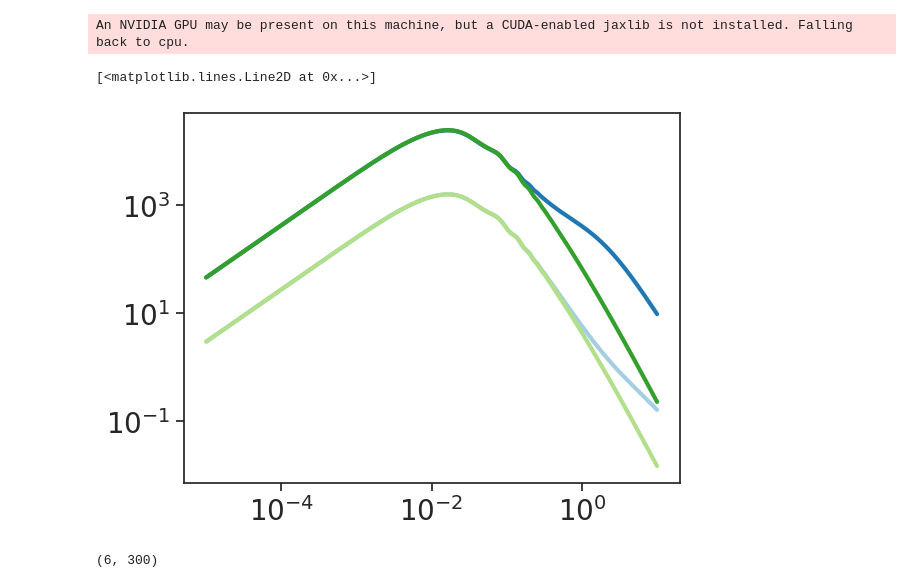
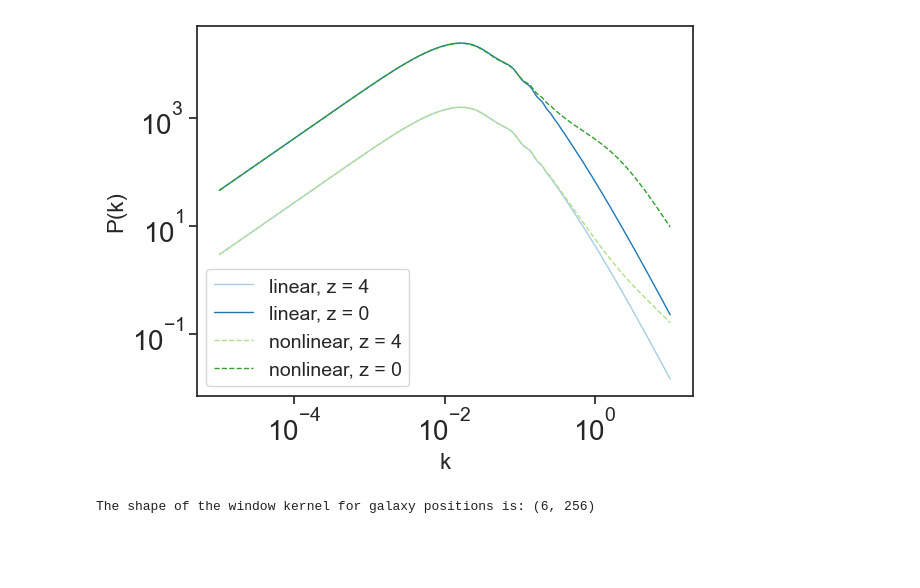
Before and after one commit to cloe-org/cloelib, a Jupyter notebook: notebooks/observables/photo.ipynb, the cells around one changed output. Saved outputs shown, nothing was run; the diff lists cells and outputs as text; code cells hidden in the pictures; blank space fills up the shorter version.

```diff
--- a/notebooks/observables/photo.ipynb
+++ b/notebooks/observables/photo.ipynb
@@ -118,16 +124,21 @@ linear_pert = JAXLinearPerturbations(background)
 nonlinear_pert = JAXNonLinearPerturbations(linear_pert)
-# %%
-ks = np.logspace(-5,1,300)
-plt.loglog(ks, nonlinear_pert.nonlinear_matter_power_spectrum(ks,4))
-plt.loglog(ks, nonlinear_pert.nonlinear_matter_power_spectrum(ks,0))
-
-plt.loglog(ks, linear_pert.linear_matter_power_spectrum(ks,4))
-plt.loglog(ks, linear_pert.linear_matter_power_spectrum(ks,0))
-# %% [output]
-An NVIDIA GPU may be present on this machine, but a CUDA-enabled jaxlib is not installed. Falling back to cpu.
-[<matplotlib.lines.Line2D at 0x...>]
-[figure, removed]
+# %%
+ks = np.logspace(-5,1,300)
+
+plt.loglog(ks, linear_pert.linear_matter_power_spectrum(ks,4), label = 'linear, z = 4')
+plt.loglog(ks, linear_pert.linear_matter_power_spectrum(ks,0), label = 'linear, z = 0')
+
+plt.loglog(ks, nonlinear_pert.nonlinear_matter_power_spectrum(ks,4), '--', label = 'nonlinear, z = 4')
+plt.loglog(ks, nonlinear_pert.nonlinear_matter_power_spectrum(ks,0), '--', label = 'nonlinear, z = 0')
+
+plt.ylabel('P(k)', fontsize=16);
+plt.xlabel('k', fontsize=16);
+plt.legend(fontsize = 14, loc=3);
+# %% [output]
+[figure, added]
 # %%
+# We define the tracers, for the moment only galaxy clustering (position)
+
 tracer_she = photo.ShearTracer(nonlinear_pert,
                             dndz=my_dndz_pos_norm,
                             z = z_she,
@@ -140,8 +151,8 @@ tracer_pos = photo.PositionsTracer(nonlinear_pert,
                             magnification_bias_model = 'linear',
                             galaxy_bias_model= 'linear',
                             nuisance_params={'param1': 1.0})
+
+print('The shape of the window kernel for galaxy positions is: {}'.format(tracer_pos.get_window_positions(myz).shape))
+# %% [output]
+The shape of the window kernel for galaxy positions is: (6, 256)
-# %%
-tracer_pos.get_window_positions(myz).shape
-# %% [output]
-(6, 300)
 # %%
```
Also changed, not shown: parts of 15 cells of this notebook, 2 other files.
